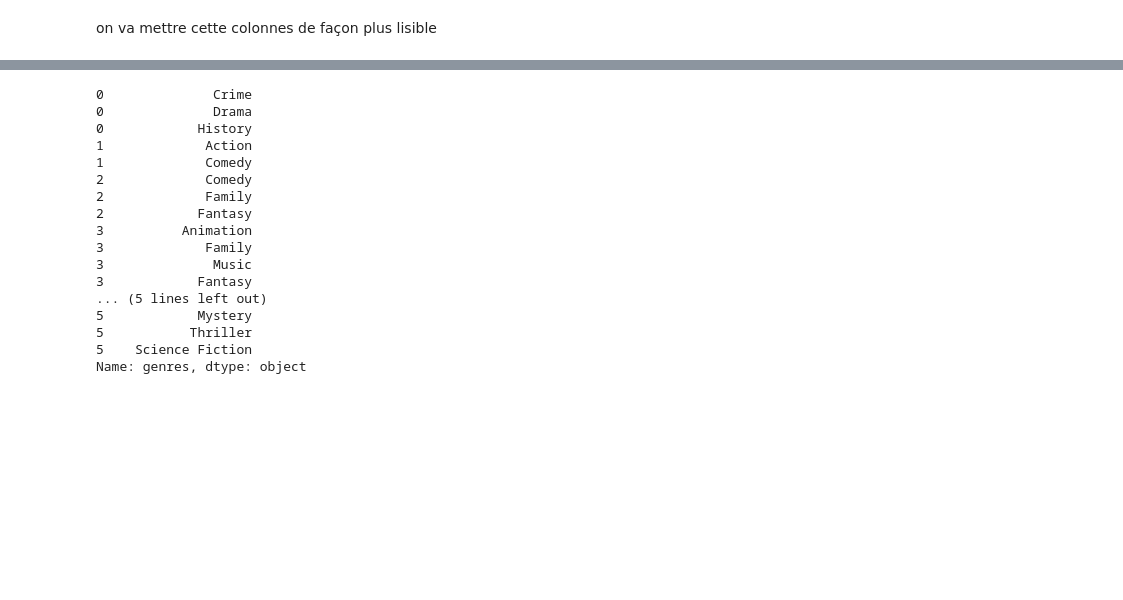
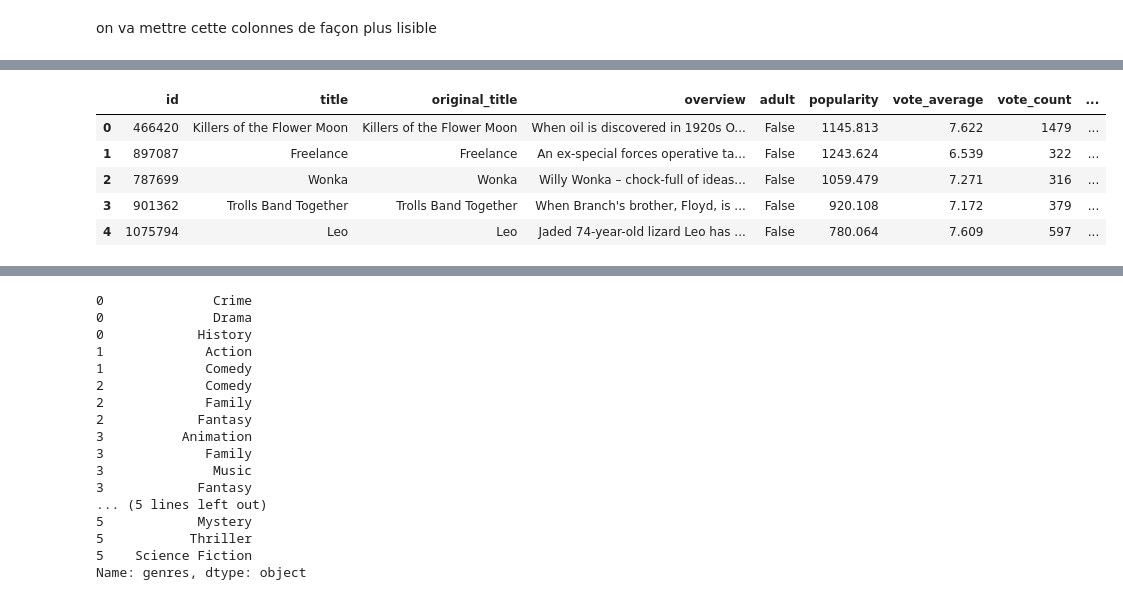
Before and after one commit to yassprogramme/Python_ENSAE_2A_app, a Jupyter notebook: Notebook.ipynb, the cells around one changed output, grey strips where cells are left out. Saved outputs shown, nothing was run; the diff lists cells and outputs as text; code cells hidden in the pictures; blank space fills up the shorter version.

```diff
--- a/Notebook.ipynb
+++ b/Notebook.ipynb
@@ -186,0 +191,14 @@ Name: production_countries, Length: 8890, dtype: object
+# %%
+movies_data['genres'] = movies_data['genres'].apply(convert)
+movies_data['production_countries'] = movies_data['production_countries'].apply(convert)
+movies_data['spoken_languages']=movies_data['spoken_languages'].apply(convert)
+movies_data['production_companies']=(movies_data['production_companies'].apply(convert)).apply(lambda x: x[0] if isinstance(x, list) and len(x) > 0 else None)
+#Je garde que la principale entreprise de production.
+movies_data.head()
+# %% [output]
+|  | id | title | original_title | overview | adult | popularity | vote_average | vote_count | ... |
+| 0 | 466420 | Killers of the Flower Moon | Killers of the Flower Moon | When oil is discovered in 1920s O... | False | 1145.813 | 7.622 | 1479 | ... |
+| 1 | 897087 | Freelance | Freelance | An ex-special forces operative ta... | False | 1243.624 | 6.539 | 322 | ... |
+| 2 | 787699 | Wonka | Wonka | Willy Wonka – chock-full of ideas... | False | 1059.479 | 7.271 | 316 | ... |
+| 3 | 901362 | Trolls Band Together | Trolls Band Together | When Branch's brother, Floyd, is ... | False | 920.108 | 7.172 | 379 | ... |
+| 4 | 1075794 | Leo | Leo | Jaded 74-year-old lizard Leo has ... | False | 780.064 | 7.609 | 597 | ... |
```
Also changed, not shown: parts of 66 cells of this notebook, 1 other file.
